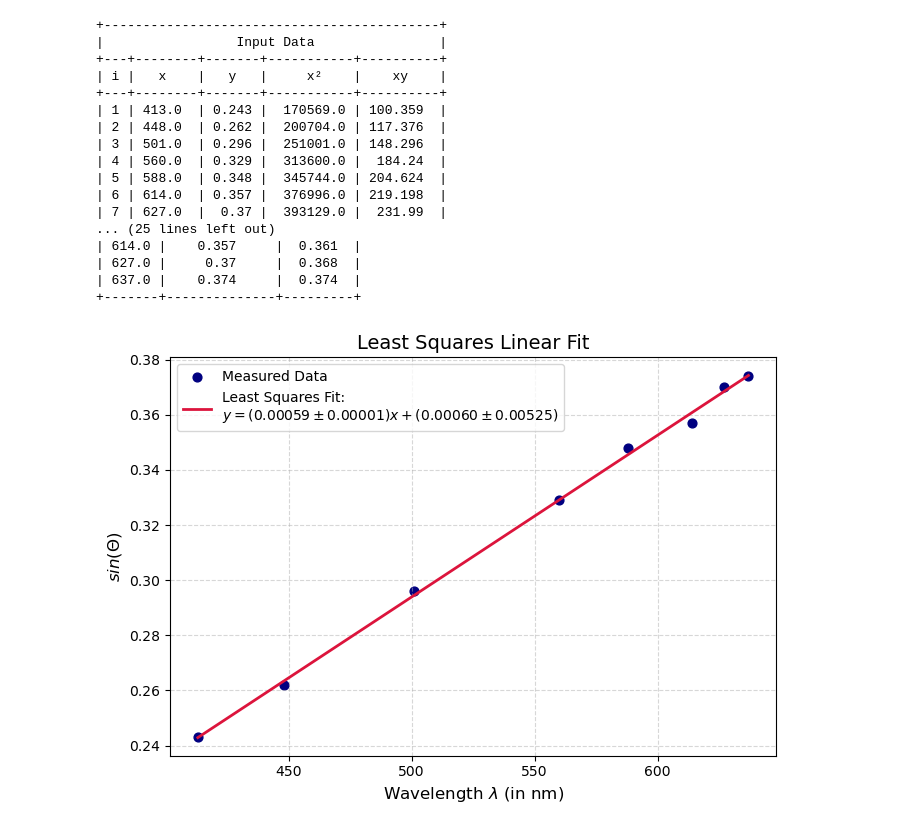
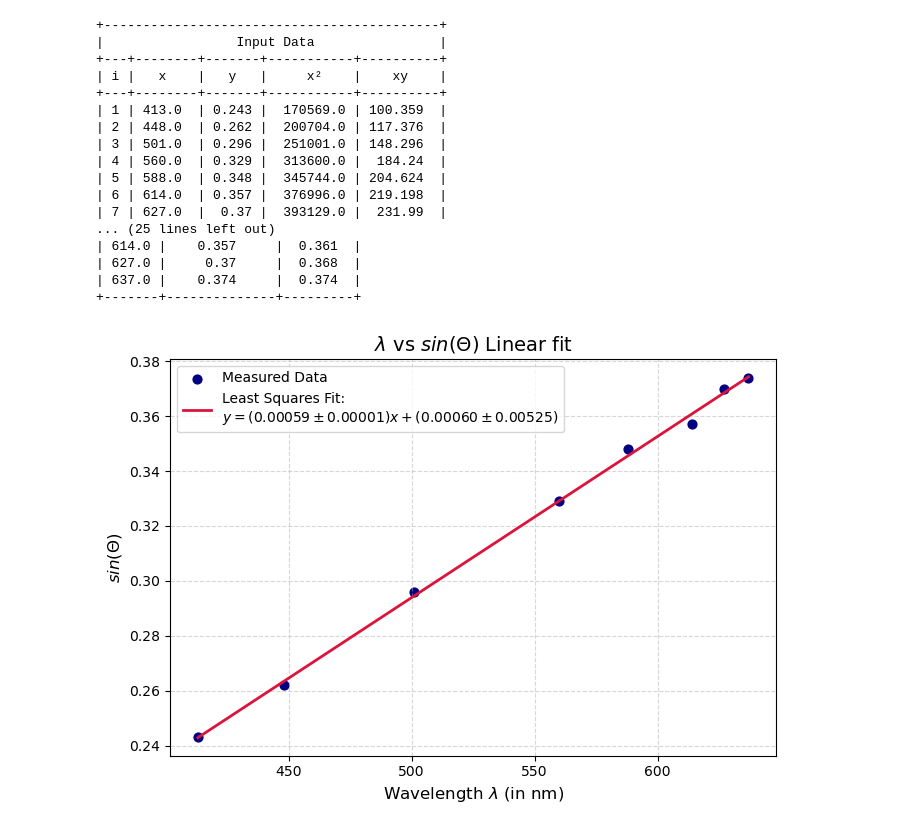
Before and after one commit to crimsonpane23/P343---Modern-Physics-lab, a Jupyter notebook: Hydrogen spectra - Balmer series/LinearRegression.ipynb, the cells around one changed output. Drawn from its saved outputs; the diff is of its cells as text; code cells hidden in the pictures.

```diff
--- a/Hydrogen spectra - Balmer series/LinearRegression.ipynb
+++ b/Hydrogen spectra - Balmer series/LinearRegression.ipynb
@@ -1,17 +1,17 @@
 # %%
-# Least Squares Linear Fit with Statistical Error Tables (Taylor's Method)
+# Least Square Fitting with Error Analysis
+# Using numpy, matplotlib, and prettytable
 import numpy as np
 import matplotlib.pyplot as plt
 from prettytable import PrettyTable
 import csv
 
-# --- Input Data (Generalized) ---
-# Replace these with your actual data
+# --- Input Data ----------#
 x = np.array([413,448,501,560,588,614,627,637], dtype=float)
 y = np.array([0.243,0.262,0.296,0.329,0.348,0.357,0.370,0.374], dtype=float)
 n = len(x)
 
-# --- Data Table ---
+# --- Data Table -----(Using PrettyTable)---#
 table_data = PrettyTable(["i", "x", "y", "x²", "xy"])
 for i in range(n):
     table_data.add_row([i+1, round(x[i], 3), round(y[i], 3), round(x[i]**2, 3), round(x[i]*y[i], 3)])
@@ -19,7 +19,7 @@ table_data.add_row(["Σ", round(np.sum(x), 3), round(np.sum(y), 3), round(np.sum
 table_data.title = "Input Data"
 print(table_data, "\n")
 
-# --- Least Squares Calculation ---
+# --- Least Squares Calculation ------#
 Sx = np.sum(x)
 Sy = np.sum(y)
 Sxx = np.sum(x**2)
@@ -29,14 +29,14 @@ delta = n*Sxx - Sx**2
 a1 = (n*Sxy - Sx*Sy) / delta  # Slope
 a0 = (Sxx*Sy - Sx*Sxy) / delta  # Intercept
 
-# --- Error Analysis (Taylor's Book) ---
+# --- Error Analysis ---------#
 y_fit = a0 + a1*x
 residuals = y - y_fit
 sigma_y = np.sqrt(np.sum(residuals**2) / (n-2))
 sigma_a1 = sigma_y * np.sqrt(n / delta)
 sigma_a0 = sigma_y * np.sqrt(Sxx / delta)
 
-# --- Results Table ---
+# --- Results Table ----------#
 results = PrettyTable(["Parameter", "Value", "Uncertainty"])
 results.title = "Fit Results & Statistical Errors"
 results.add_row(["Slope (a₁)", f"{a1:.5f}", f"±{sigma_a1:.5f}"])
@@ -45,63 +45,63 @@ results.add_row(["σ_y (Std. Error)", f"{sigma_y:.5f}", ""])
 results.add_row(["Δ (delta)", f"{delta:.5f}", ""])
 print(results, "\n")
 
-# --- Fitted Values Table ---
+# --- Fitted Values Table ----------#
 fit_table = PrettyTable(["x", "y (measured)", "y (fit)"])
 fit_table.title = "Measured vs Fitted Values"
 for xi, yi, yfi in zip(x, y, y_fit):
     fit_table.add_row([round(xi, 3), round(yi, 3), round(yfi, 3)])
 print(fit_table, "\n")
 
-# --- Save Input Data Table as CSV ---
+# --- Save Input Data Table as CSV ---#
 with open("InputData.csv", "w", newline='') as f:
     writer = csv.writer(f)
     writer.writerow(table_data.field_names)
     for row in table_data._rows:
         writer.writerow(row)
 
-# --- Save Results Table as CSV ---
+# --- Save Results Table as CSV ---#
 with open("FitResults.csv", "w", newline='') as f:
     writer = csv.writer(f)
     writer.writerow(results.field_names)
     for row in results._rows:
         writer.writerow(row)
 
-# --- Save Fitted Values Table as CSV ---
+# --- Save Fitted Values Table as CSV ---#
 with open("FittedValues.csv", "w", newline='') as f:
     writer = csv.writer(f)
     writer.writerow(fit_table.field_names)
     for row in fit_table._rows:
         writer.writerow(row)
 
-# --- Plotting ---
+# --- Plotting ----#
 plt.figure(figsize=(7,5))
 plt.scatter(x, y, color='navy', label='Measured Data', s=40)
 plt.plot(x, y_fit, color='crimson', linewidth=2,
          label=f'Least Squares Fit:\n$y = ({a1:.5f} \pm {sigma_a1:.5f})x + ({a0:.5f} \pm {sigma_a0:.5f})$')
 plt.xlabel("Wavelength $\lambda $ (in nm)", fontsize=12)
 plt.ylabel("$sin(\Theta)$", fontsize=12)
-plt.title("Least Squares Linear Fit", fontsize=14)
+plt.title("$\lambda $ vs $sin(\Theta)$ Linear fit", fontsize=14)
 plt.legend()
 plt.grid(True, linestyle='--', alpha=0.5)
 plt.tight_layout()
 plt.show()
 # %% [output]
 +-------------------------------------------+
 |                 Input Data                |
 +---+--------+-------+-----------+----------+
 | i |   x    |   y   |     x²    |    xy    |
 +---+--------+-------+-----------+----------+
 | 1 | 413.0  | 0.243 |  170569.0 | 100.359  |
 | 2 | 448.0  | 0.262 |  200704.0 | 117.376  |
 | 3 | 501.0  | 0.296 |  251001.0 | 148.296  |
 | 4 | 560.0  | 0.329 |  313600.0 |  184.24  |
 | 5 | 588.0  | 0.348 |  345744.0 | 204.624  |
 | 6 | 614.0  | 0.357 |  376996.0 | 219.198  |
 | 7 | 627.0  |  0.37 |  393129.0 |  231.99  |
 ... (25 lines left out)
 | 614.0 |    0.357     |  0.361  |
 | 627.0 |     0.37     |  0.368  |
 | 637.0 |    0.374     |  0.374  |
 +-------+--------------+---------+
-[figure, old version]
+[figure, new version]
 # %%
```
Also changed, not shown: parts of 2 cells of this notebook.
